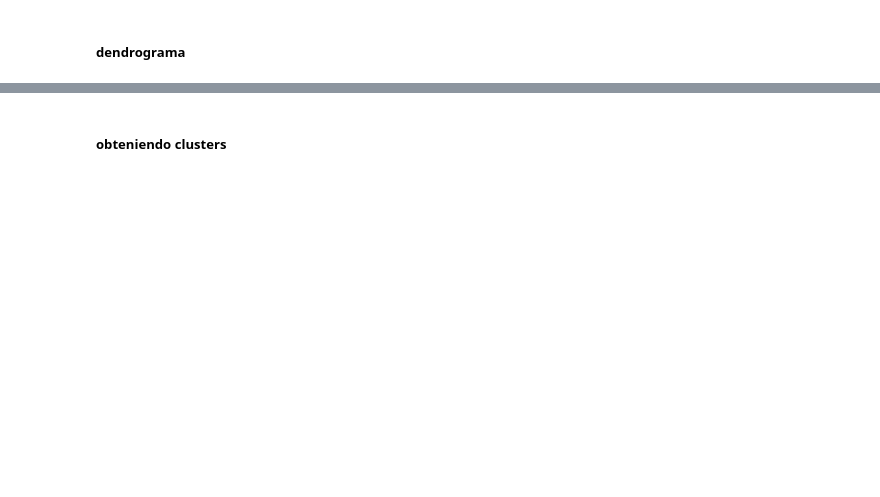
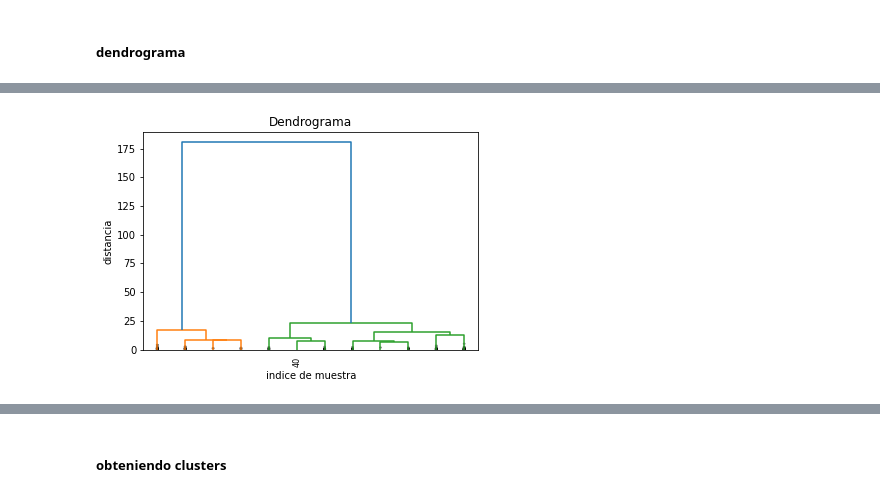
Before and after one commit to Ironhack-Data-Madrid-Agosto-2022/Apuntes-de-clase, a Jupyter notebook: semana_7/4.1 - Intro Unsupervised Learning.ipynb, the cells around one changed output, grey strips where cells are left out. Cells and saved outputs as stored; diff of their text form; code cells hidden in the pictures; blank space fills up the shorter version.

```diff
--- a/semana_7/4.1 - Intro Unsupervised Learning.ipynb
+++ b/semana_7/4.1 - Intro Unsupervised Learning.ipynb
@@ -281,0 +335,12 @@ https://es.wikipedia.org/wiki/M%C3%A9todo_de_Ward
+# %%
+dendrogram(Z, truncate_mode='lastp', p=12,
+           leaf_rotation=90., leaf_font_size=8.,
+           show_contracted=True, show_leaf_counts=False)
+
+plt.title('Dendrograma')
+plt.xlabel('indice de muestra')
+plt.ylabel('distancia')
+
+plt.show();
+# %% [output]
+[figure, added]
```
Also changed, not shown: parts of 25 cells of this notebook, 1 other file.
